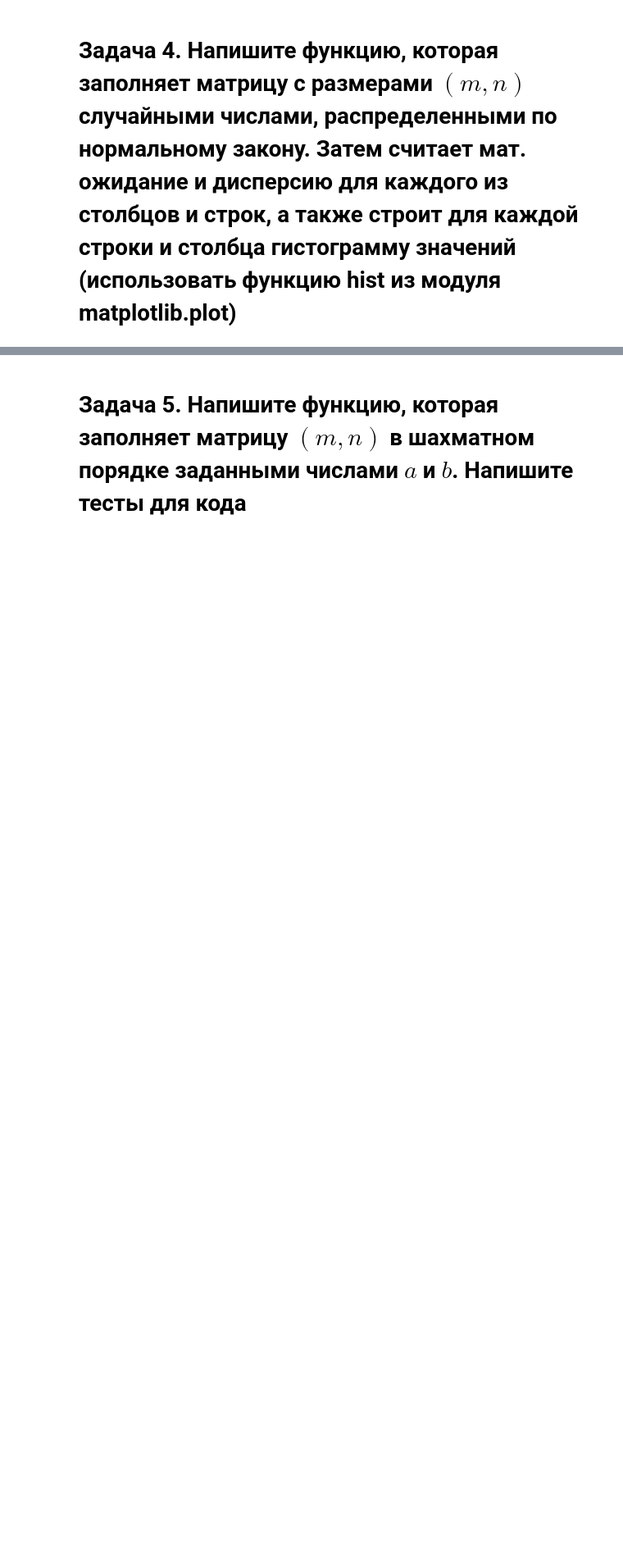
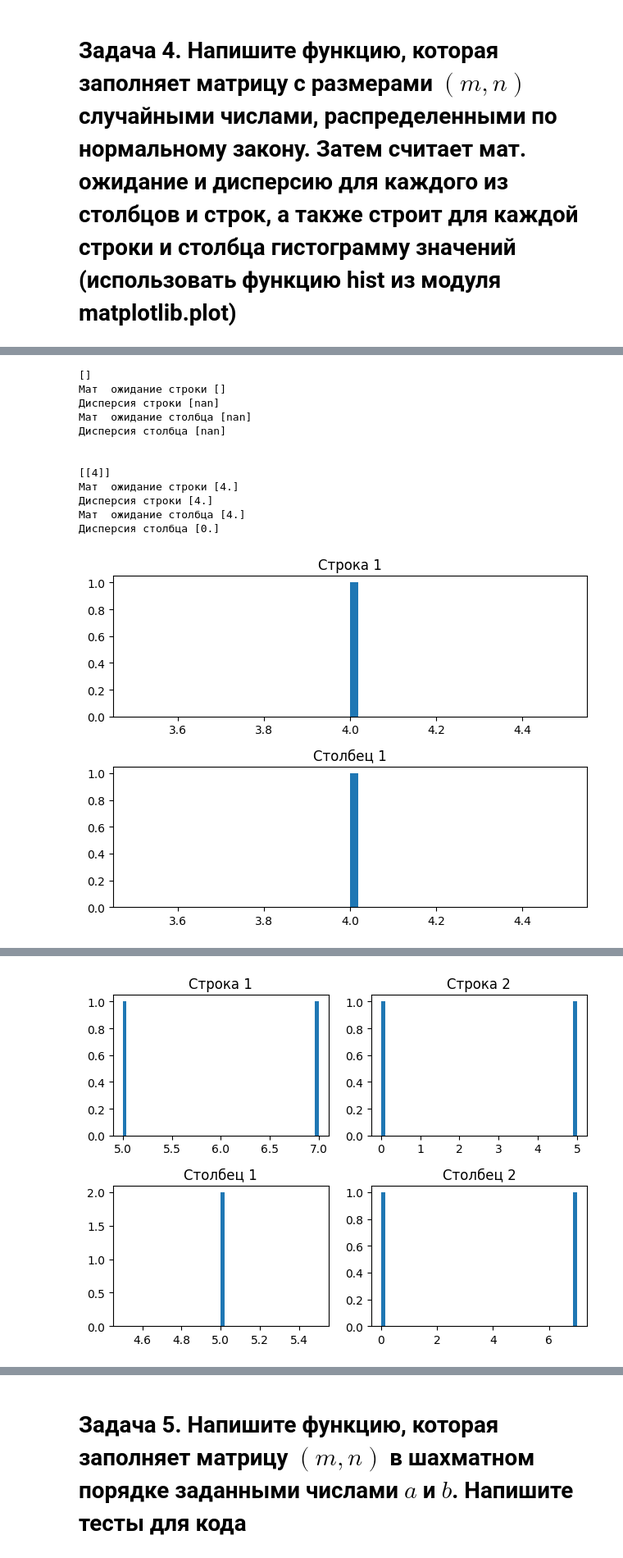
Before and after one commit to SharipovTimur8200/lab1, a Jupyter notebook: numpy.ipynb, the cells around one changed output, grey strips where cells are left out. Shown: that part at 82% size. Drawn from its saved outputs; the diff is of its cells as text; code cells hidden in the pictures; blank space fills up the shorter version.

```diff
--- a/numpy.ipynb
+++ b/numpy.ipynb
@@ -230,0 +188,75 @@ Column variances: [0.83368899 0.23914464 0.10901727 0.35674239]
+# %%
+import numpy as np
+import matplotlib.pyplot as plt
+
+def fill_matrix(m, n):
+    m = int(m)
+    n = int(n)
+    if m < 0 or n < 0 :
+        return "Некоректные вводные данные"
+    return np.random.randint(0, 10, size = (m, n))
+
+def calculate_stats(mat):
+    row_means = np.mean(mat, axis = 1)
+    row_vars = np.var(mat, axis = 1)
+    col_means = np.mean(mat, axis = 0)
+    col_vars = np.var(mat, axis = 0)
+    return row_means, row_vars, col_means, col_vars
+
+def print_stats(mat):
+    print(mat)
+    row_means, row_vars, col_means, col_vars = calculate_stats(mat)
+    print("Мат  ожидание строки", row_means)
+    print("Дисперсия строки", col_means)
+    print("Мат  ожидание столбца", col_means)
+    print("Дисперсия столбца", col_vars)
+
+def plot_histograms(matrix):
+    m, n = matrix.shape
+    for i in range(m):
+        plt.subplot(2, n, i + 1)
+        plt.hist(matrix[i, :], bins = 50)
+        plt.title("Строка {}".format(i + 1))
+    for i in range(n):
+        plt.subplot(2, n, n + i + 1)
+        plt.hist(matrix[:, i], bins = 50)
+        plt.title("Столбец {}".format(i + 1))
+    plt.tight_layout()
+    plt.show()
+
+def start(a, b):
+    a = int(a)
+    b = int(b)
+    if  a < 0 or b < 0:
+        print()
+        return
+    mat = fill_matrix(a, b)
+    print_stats(mat)
+    if a < 1 or b < 1:
+        print()
+        return
+    plot_histograms(mat)
+
+start(0, 1)
+start(1, -7)
+
+start("1", 1)
+start(2, '2')
+start(3, 3)
+
+start(2, 3)
+start(3, 2) # гистограмма 3-ей строки наложилась на 1-ый столбец
+# %% [output]
+[]
+Мат  ожидание строки []
+Дисперсия строки [nan]
+Мат  ожидание столбца [nan]
+Дисперсия столбца [nan]
+
+
+[[4]]
+Мат  ожидание строки [4.]
+Дисперсия строки [4.]
+Мат  ожидание столбца [4.]
+Дисперсия столбца [0.]
+[figure, added]
@@ -230,0 +269 @@ Column variances: [0.83368899 0.23914464 0.10901727 0.35674239]
+[figure, added]
```
Also changed, not shown: parts of 8 cells of this notebook.
